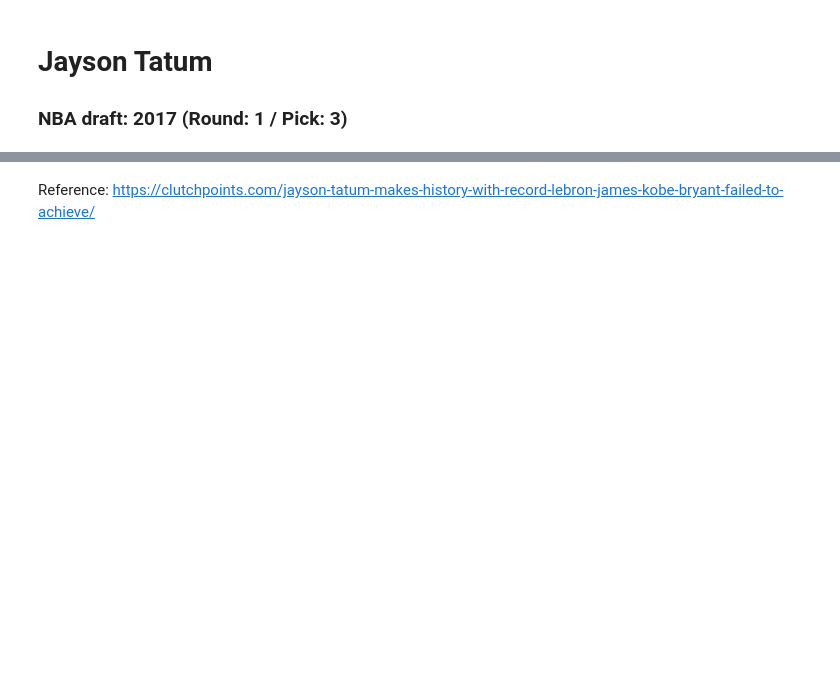
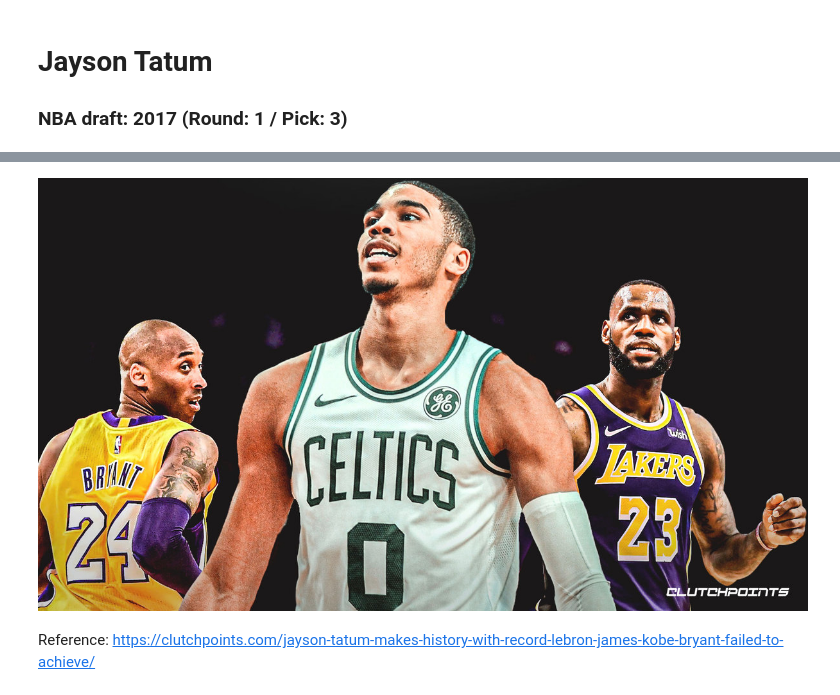
Before and after one commit to DemetrisEng/Data-Analysis-Machine-Learning, a Jupyter notebook: Jayson Tatum.ipynb, the cells around one changed output, grey strips where cells are left out. Saved outputs shown, nothing was run; the diff lists cells and outputs as text; code cells hidden in the pictures; blank space fills up the shorter version.

```diff
--- a/Jayson Tatum.ipynb
+++ b/Jayson Tatum.ipynb
@@ -7,3 +4,8 @@ src="tatum.jpg">
+# %%
+from IPython.display import Image
+Image("tatum.jpg")
+# %% [output]
+[figure, added]
 # %% [markdown]
 Reference: https://clutchpoints.com/jayson-tatum-makes-history-with-record-lebron-james-kobe-bryant-failed-to-achieve/
 # %% [markdown]
```
Also changed, not shown: parts of 4 cells of this notebook.
